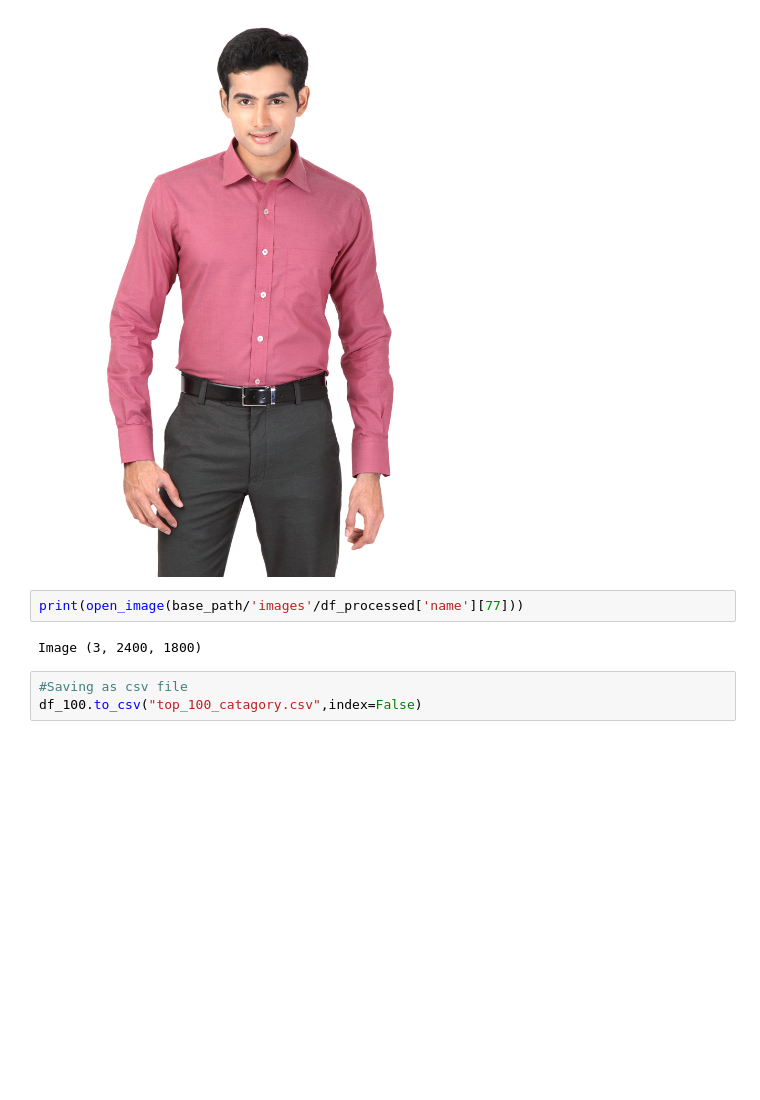
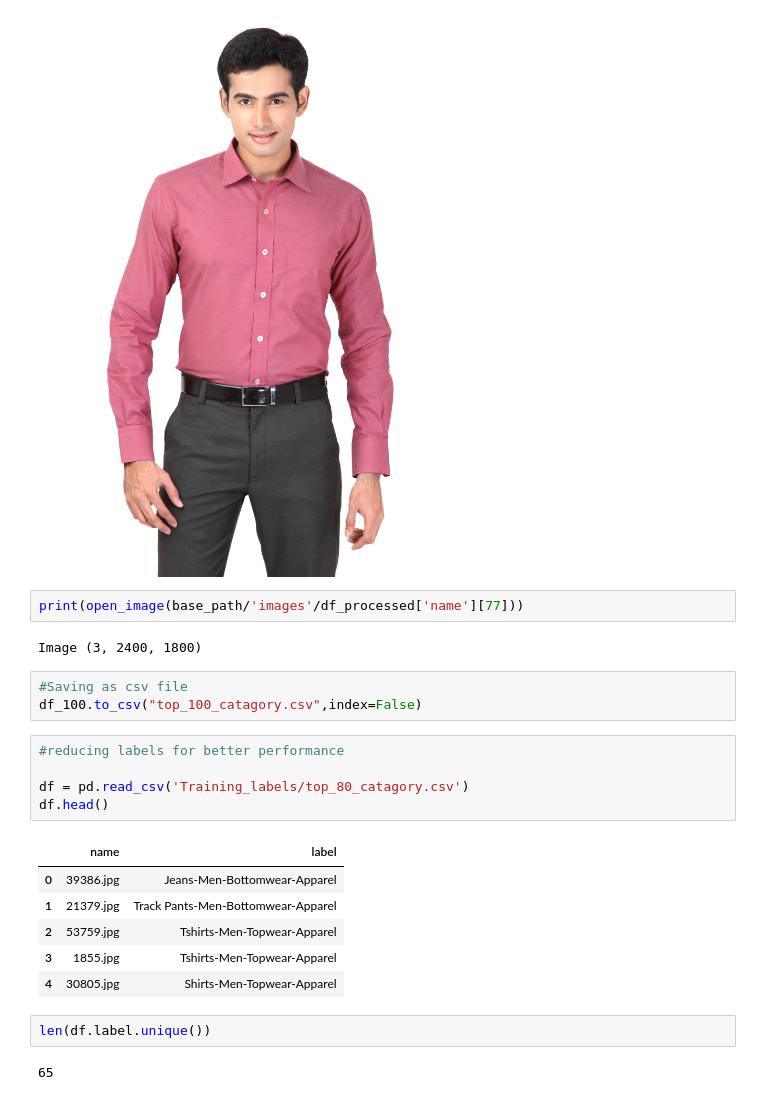
Before and after one commit to Rohit442/NR, a Jupyter notebook: analysing_dataset.ipynb, the cells around one changed output. Cells and saved outputs as stored; diff of their text form; blank space fills up the shorter version.

```diff
--- a/analysing_dataset.ipynb
+++ b/analysing_dataset.ipynb
@@ -173,3 +173,19 @@ Image (3, 2400, 1800)
 # %%
 #Saving as csv file
 df_100.to_csv("top_100_catagory.csv",index=False)
+# %%
+#reducing labels for better performance
+
+df = pd.read_csv('Training_labels/top_80_catagory.csv')
+df.head()
+# %% [output]
+|  | name | label |
+| 0 | 39386.jpg | Jeans-Men-Bottomwear-Apparel |
+| 1 | 21379.jpg | Track Pants-Men-Bottomwear-Apparel |
+| 2 | 53759.jpg | Tshirts-Men-Topwear-Apparel |
+| 3 | 1855.jpg | Tshirts-Men-Topwear-Apparel |
+| 4 | 30805.jpg | Shirts-Men-Topwear-Apparel |
+# %%
+len(df.label.unique())
+# %% [output]
+65
```
Also changed, not shown: parts of 8 cells of this notebook.
